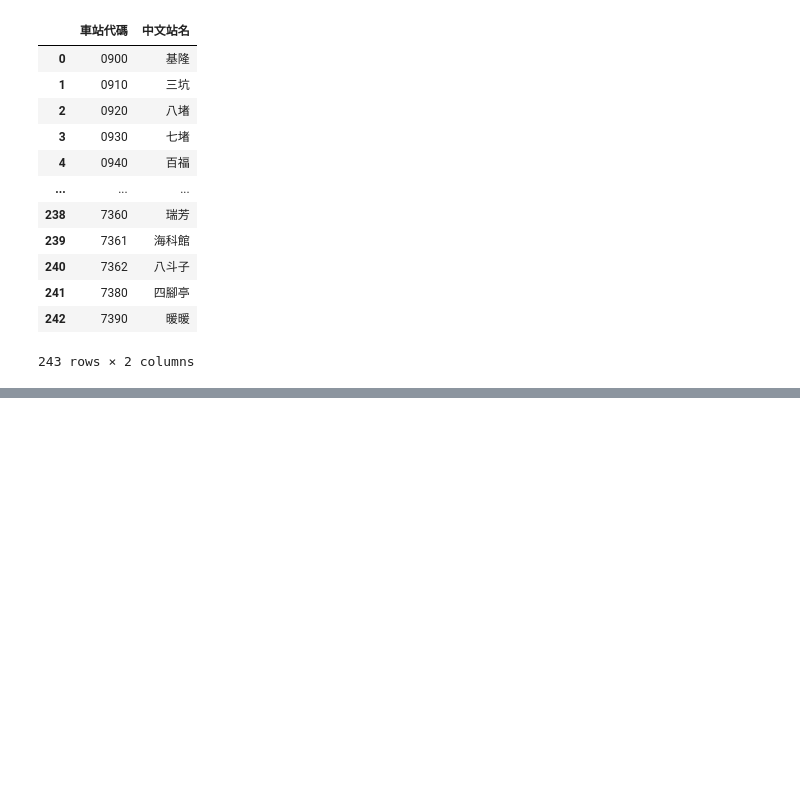
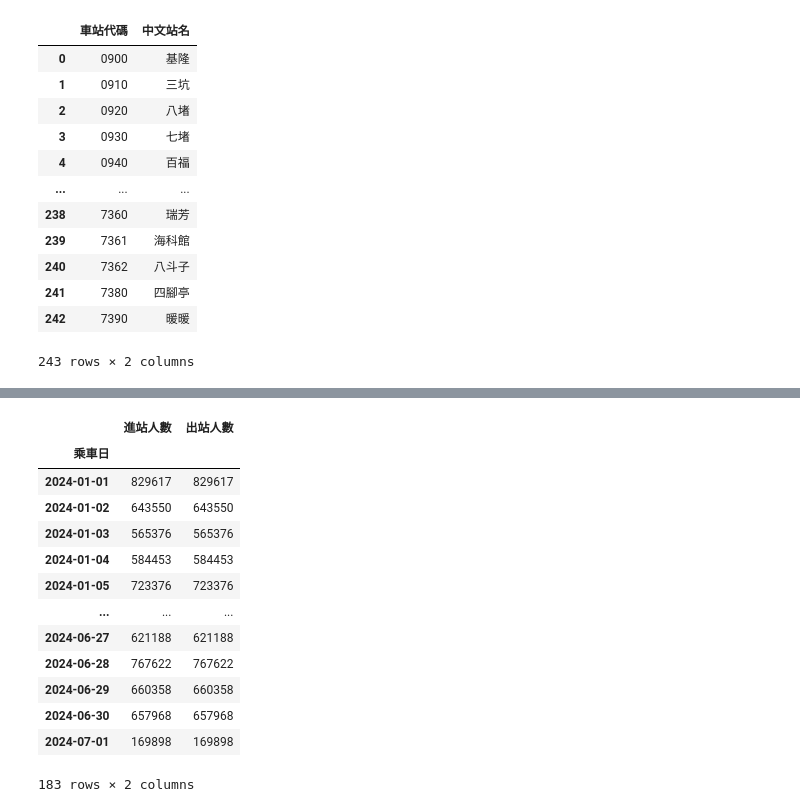
Before and after one commit to kevin20230725/2023__07__29, a Jupyter notebook: lesson21_4.ipynb, the cells around one changed output, grey strips where cells are left out. Saved outputs shown, nothing was run; the diff lists cells and outputs as text; code cells hidden in the pictures; blank space fills up the shorter version.

```diff
--- a/lesson21_4.ipynb
+++ b/lesson21_4.ipynb
@@ -88,0 +177,18 @@ stations
+# %%
+#當日總進出站人數
+dataFrame2.drop(columns=['車站代碼']).groupby(level='乘車日').sum()
+# %% [output]
+|  | 進站人數 | 出站人數 |
+| 乘車日 |  |  |
+| 2024-01-01 | 829617 | 829617 |
+| 2024-01-02 | 643550 | 643550 |
+| 2024-01-03 | 565376 | 565376 |
+| 2024-01-04 | 584453 | 584453 |
+| 2024-01-05 | 723376 | 723376 |
+| ... | ... | ... |
+| 2024-06-27 | 621188 | 621188 |
+| 2024-06-28 | 767622 | 767622 |
+| 2024-06-29 | 660358 | 660358 |
+| 2024-06-30 | 657968 | 657968 |
+| 2024-07-01 | 169898 | 169898 |
+183 rows × 2 columns
```
Also changed, not shown: parts of 9 cells of this notebook, 1 other file.
